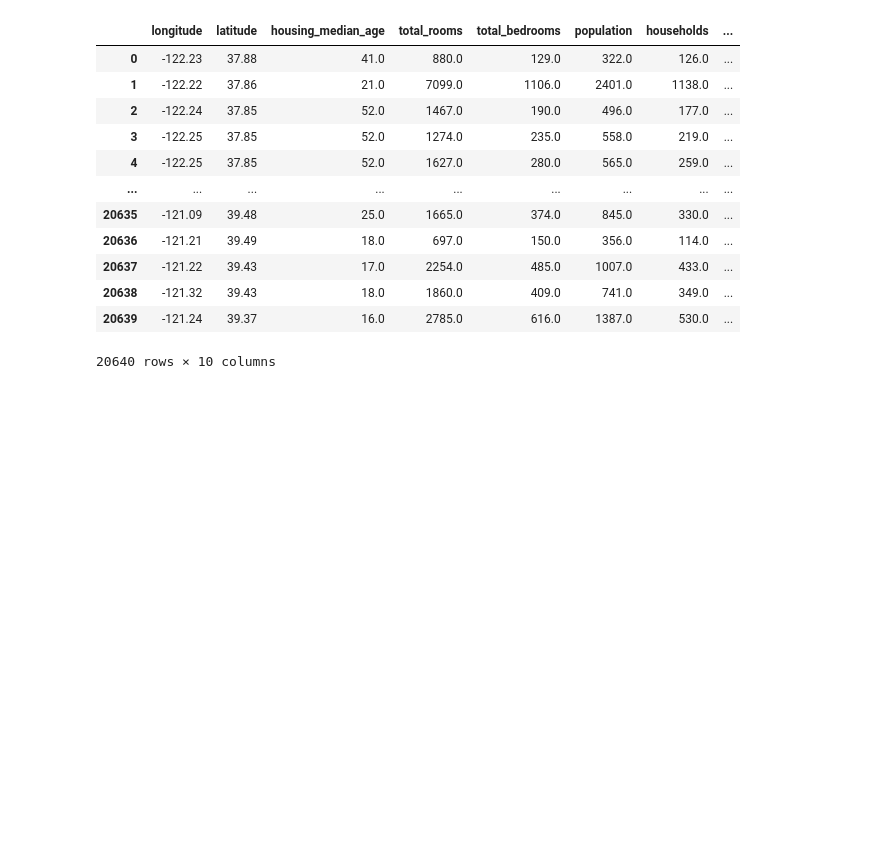
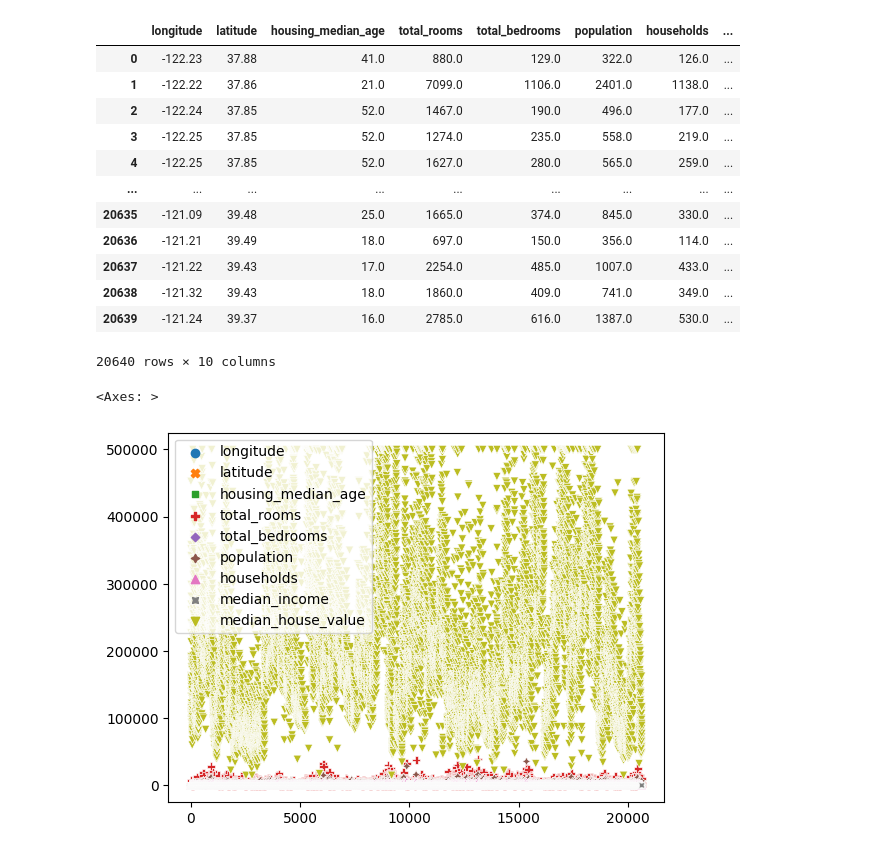
Before and after one commit to Naitikpareek123/Naitikpareek123, a Jupyter notebook: python/crystling/Clustering.ipynb, the cells around one changed output. Saved outputs shown, nothing was run; the diff lists cells and outputs as text; code cells hidden in the pictures; blank space fills up the shorter version.

```diff
--- a/python/crystling/Clustering.ipynb
+++ b/python/crystling/Clustering.ipynb
@@ -19,3 +19,8 @@ data
 | 20638 | -121.32 | 39.43 | 18.0 | 1860.0 | 409.0 | 741.0 | 349.0 | ... |
 | 20639 | -121.24 | 39.37 | 16.0 | 2785.0 | 616.0 | 1387.0 | 530.0 | ... |
 20640 rows × 10 columns
+# %%
+sns.scatterplot(data)
+# %% [output]
+<Axes: >
+[figure, added]
```
Also changed, not shown: parts of 17 cells of this notebook.
